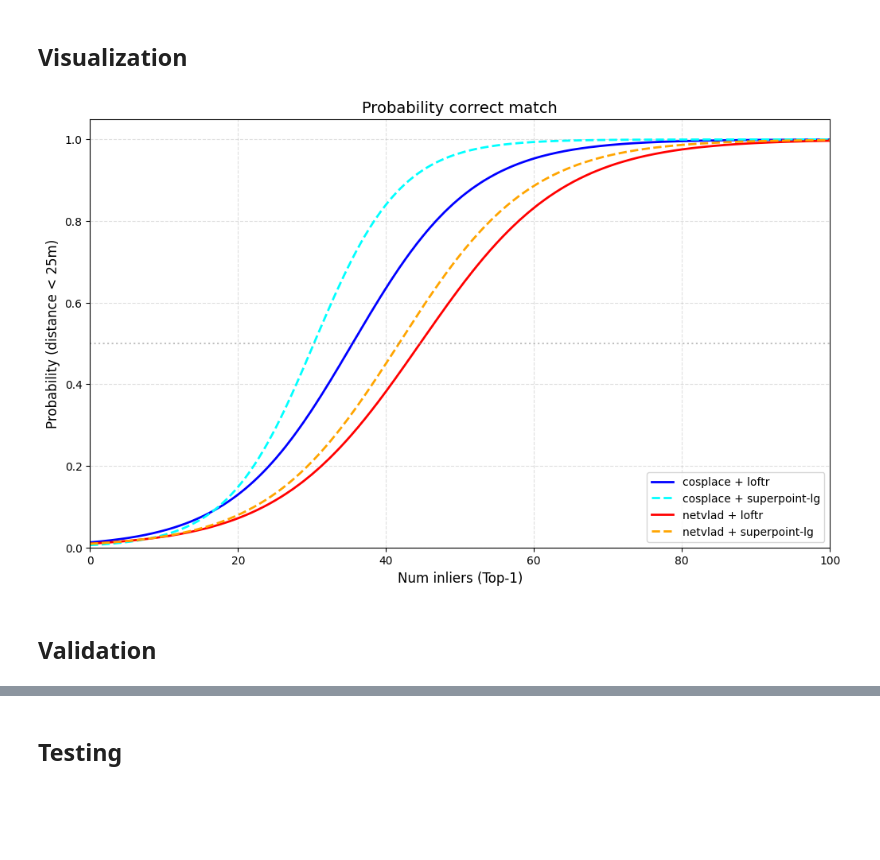
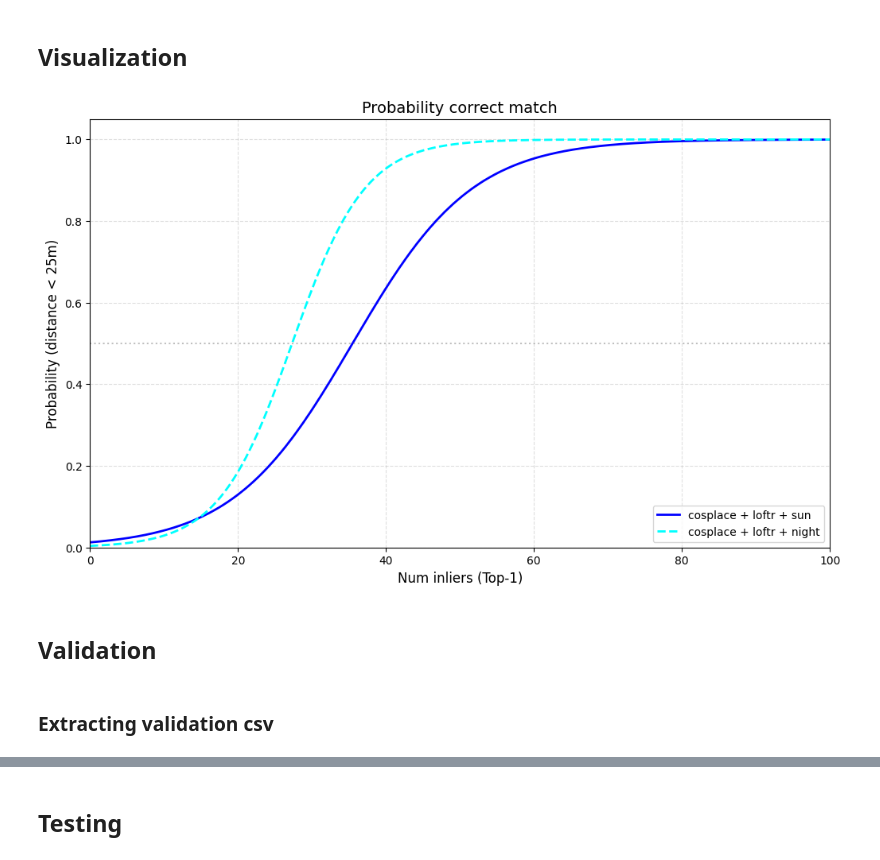
Before and after one commit to Digre01/Visual-Place-Recognition-Project, a Jupyter notebook: logistic_regression.ipynb, the cells around one changed output, grey strips where cells are left out. Cells and saved outputs as stored; diff of their text form; code cells hidden in the pictures; blank space fills up the shorter version.

```diff
--- a/logistic_regression.ipynb
+++ b/logistic_regression.ipynb
@@ -154,0 +57,14 @@ logs/                      start_your_project.ipynb
+# %%
+CONFIGS = [
+    {"vpr": "cosplace", "backbone": "ResNet18", "dim": 512, "matcher": "loftr", dataset: "svox_night", data_path: "data/svox/images/train/gallery", queries_path: "data/svox/images/train/queries_night"},
+    {"vpr": "cosplace", "backbone": "ResNet18", "dim": 512, "matcher": "loftr", dataset: "svox_sun", data_path: "data/svox/train/images/gallery", queries_path: "data/svox/images/train/queries_sun"},
+
+    {"vpr": "cosplace", "backbone": "ResNet18", "dim": 512, "matcher": "superpoint-lg", dataset: "svox_night", data_path: "data/svox/images/train/gallery", queries_path: "data/svox/images/train/queries_night"},
+    {"vpr": "cosplace", "backbone": "ResNet18", "dim": 512, "matcher": "superpoint-lg",  dataset: "svox_sun", data_path: "data/svox/train/images/gallery", queries_path: "data/svox/images/train/queries_sun"},
+
+    {"vpr": "netvlad", "backbone": "VGG16", "dim": 4096, "matcher": "loftr", dataset: "svox_night", data_path: "data/svox/images/train/gallery", queries_path: "data/svox/images/train/queries_night"},
+    {"vpr": "netvlad", "backbone": "VGG16", "dim": 4096, "matcher": "loftr",  dataset: "svox_sun", data_path: "data/svox/train/images/gallery", queries_path: "data/svox/images/train/queries_sun"},
+
+    {"vpr": "netvlad", "backbone": "VGG16", "dim": 4096, "matcher": "superpoint-lg", dataset: "svox_night", data_path: "data/svox/images/train/gallery", queries_path: "data/svox/images/train/queries_night"}
+    {"vpr": "netvlad", "backbone": "VGG16", "dim": 4096, "matcher": "superpoint-lg",  dataset: "svox_sun", data_path: "data/svox/train/images/gallery", queries_path: "data/svox/images/train/queries_sun"}
+]
@@ -233,48 +121,48 @@ Model saved as model_netvlad_superpoint-lg.joblib
 # %% [markdown]
 ## Visualization
 # %%
+#Visualize the sigmoid of the logistic regressor
+
 import numpy as np
 import matplotlib.pyplot as plt
 import joblib
 import glob
+import os
 
-CONFIGS = [
-    {"vpr": "cosplace", "backbone": "ResNet18", "dim": 512, "matcher": "loftr"},
-    {"vpr": "cosplace", "backbone": "ResNet18", "dim": 512, "matcher": "superpoint-lg"},
-    {"vpr": "netvlad", "backbone": "VGG16", "dim": 4096, "matcher": "loftr"},
-    {"vpr": "netvlad", "backbone": "VGG16", "dim": 4096, "matcher": "superpoint-lg"}
-]
 
 plt.figure(figsize=(12, 7))
 
 x_test = np.linspace(0, 100, 500).reshape(-1, 1)
 
 colors = ['blue', 'cyan', 'red', 'orange']
 styles = ['-', '--', '-', '--']
 
 for i, conf in enumerate(CONFIGS):
-    m_path = f"model_{conf['vpr']}_{conf['matcher']}.joblib"
+    m_path = f"model_{conf['vpr']}_{conf['matcher']}_{conf['type']}.joblib"
     if os.path.exists(m_path):
         model = joblib.load(m_path)
-        # Calcola la probabilità P(y=1 | x)
+
+        #Probability P(y=1 | x)
         probs = model.predict_proba(x_test)[:, 1]
 
-        label = f"{conf['vpr']} + {conf['matcher']}"
+        label = f"{conf['vpr']} + {conf['matcher']} + {conf['type']}"
         plt.plot(x_test, probs, label=label, color=colors[i], linestyle=styles[i], lw=2)
 
 plt.axhline(y=0.5, color='gray', linestyle=':', alpha=0.5)
 plt.title("Probability correct match", fontsize=14)
 plt.xlabel("Num inliers (Top-1)", fontsize=12)
 plt.ylabel("Probability (distance < 25m)", fontsize=12)
 plt.grid(True, which='both', linestyle='--', alpha=0.4)
 plt.legend(loc='lower right', fontsize=10)
 plt.xlim(0, 100)
 plt.ylim(0, 1.05)
 
 plt.savefig("logistic_comparison.png")
 plt.show()
 # %% [output]
-[figure, old version]
+[figure, new version]
 # %% [markdown]
 ## Validation
+# %% [markdown]
+### Extracting validation csv
 # %%
```
Also changed, not shown: parts of 16 cells of this notebook, 4 other files.
